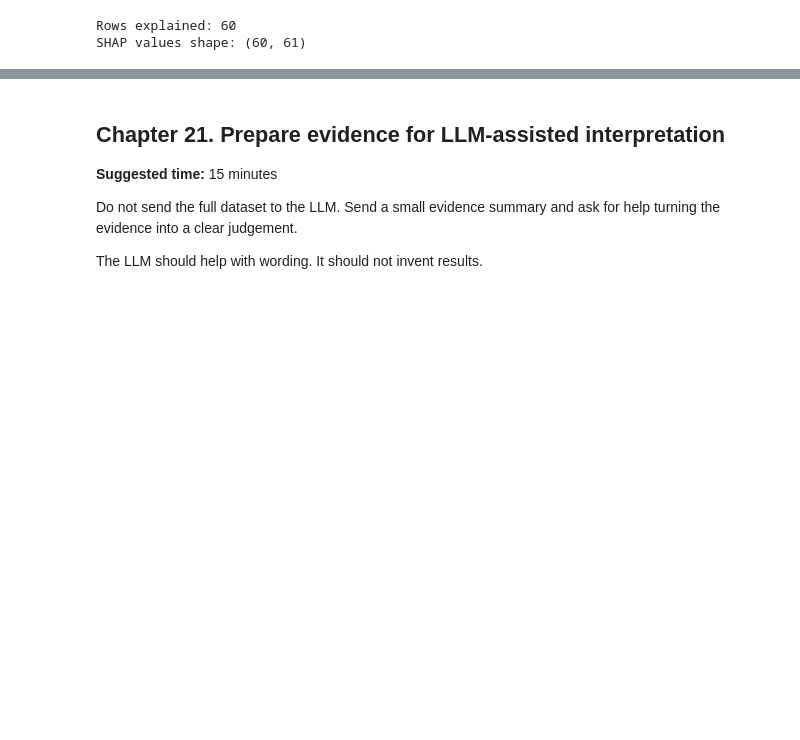
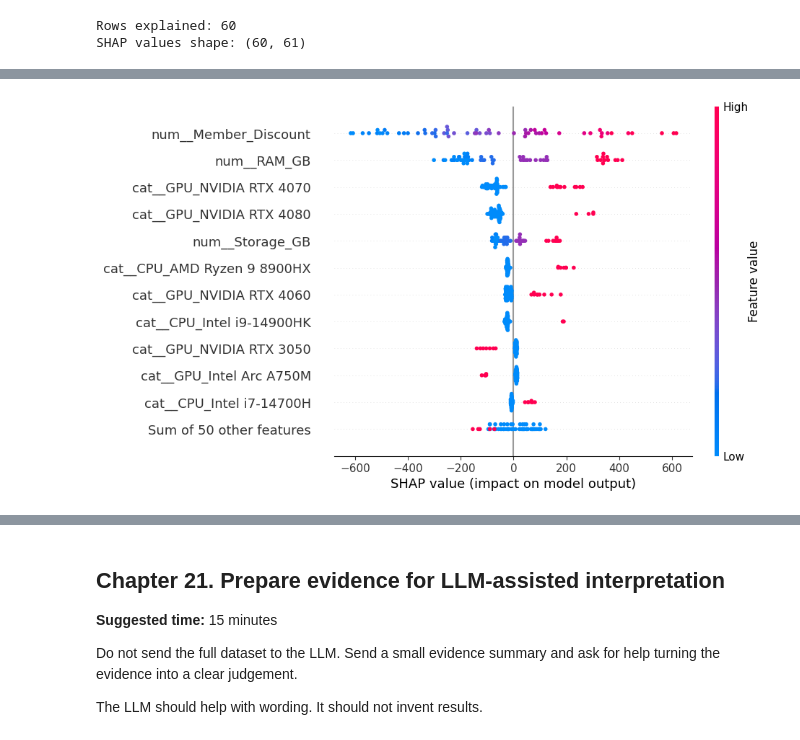
Before and after one commit to engpk/ADALL_github, a Jupyter notebook: ADALL_Week4_Modelling_Evaluation_revised.ipynb, the cells around one changed output, grey strips where cells are left out. Cells and saved outputs as stored; diff of their text form; code cells hidden in the pictures; blank space fills up the shorter version.

```diff
--- a/ADALL_Week4_Modelling_Evaluation_revised.ipynb
+++ b/ADALL_Week4_Modelling_Evaluation_revised.ipynb
@@ -1018,0 +1004,4 @@ shap.plots.bar(shap_values, max_display=12)
+# %%
+shap.plots.beeswarm(shap_values, max_display=12)
+# %% [output]
+[figure, added]
```
Also changed, not shown: parts of 12 cells of this notebook.
